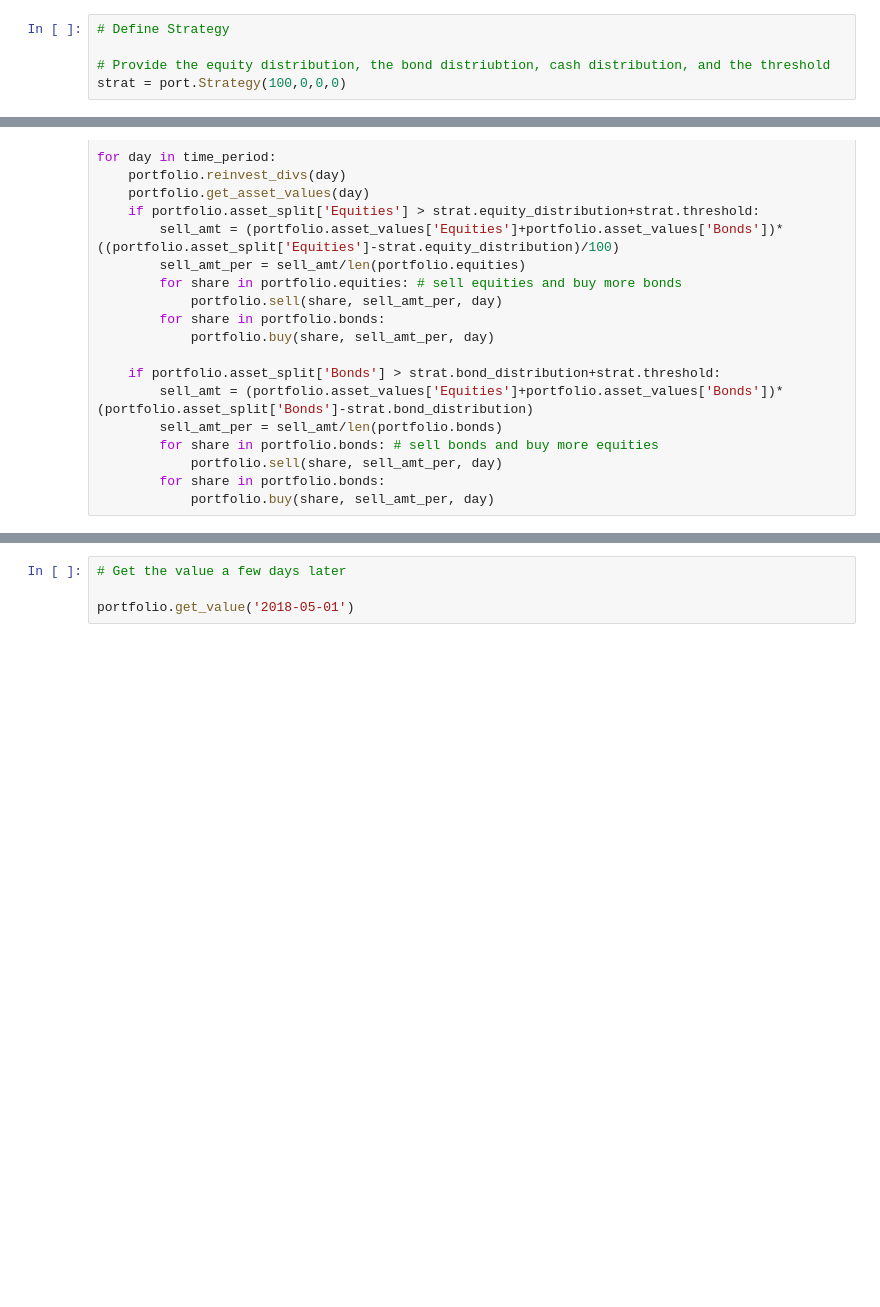
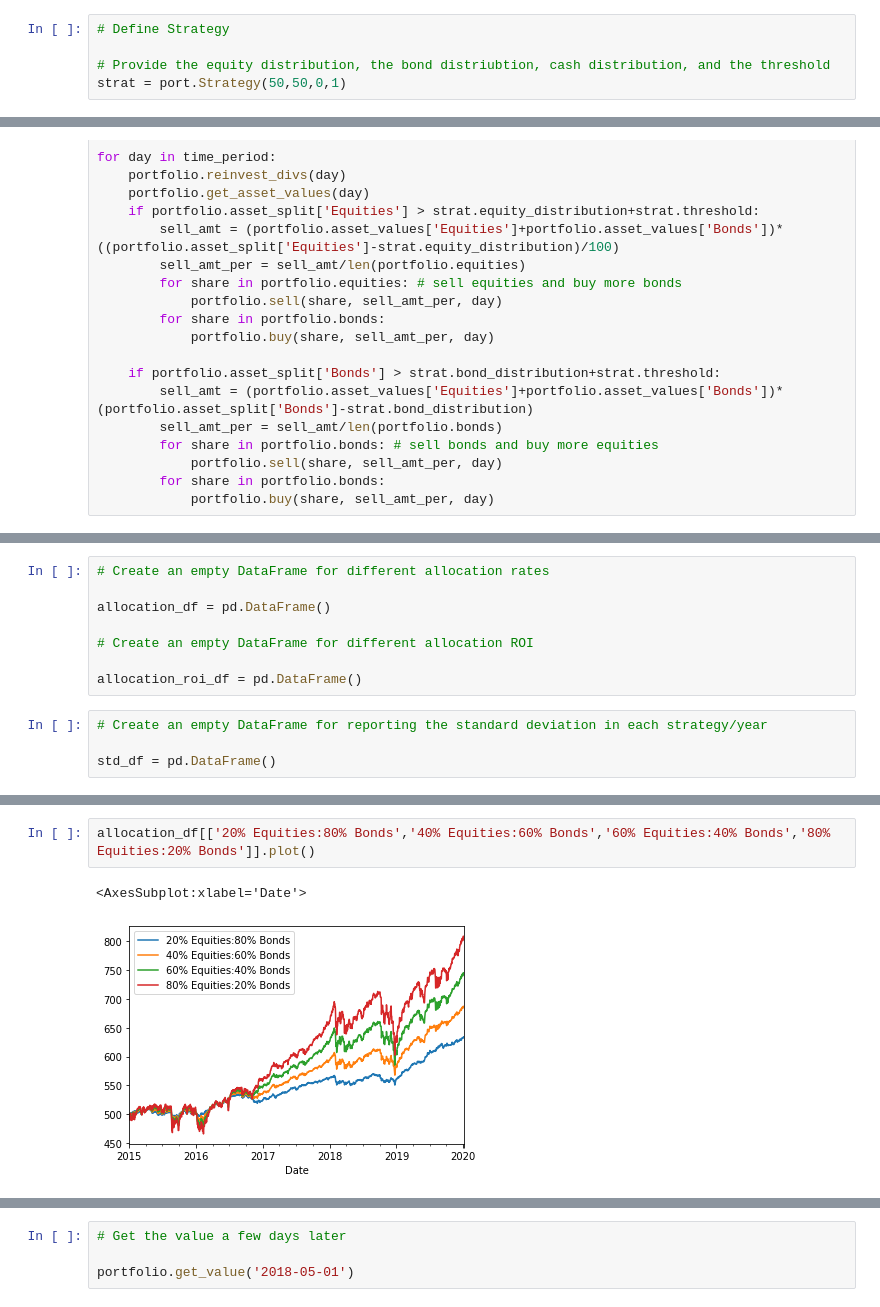
Before and after one commit to spencer84/Portfolio-Management, a Jupyter notebook: Financial Analysis - Equities and Bonds.ipynb, the cells around one changed output, grey strips where cells are left out. Drawn from its saved outputs; the diff is of its cells as text; blank space fills up the shorter version.

```diff
--- a/Financial Analysis - Equities and Bonds.ipynb
+++ b/Financial Analysis - Equities and Bonds.ipynb
@@ -67,7 +51,7 @@ shares_dict
 # Define Strategy
 
 # Provide the equity distribution, the bond distriubtion, cash distribution, and the threshold
-strat = port.Strategy(100,0,0,0)
+strat = port.Strategy(50,50,0,1)
 # %%
 # Run portfolio with set start and end dates
 
@@ -130,0 +116,12 @@ portfolio_history[['Total Value', 'Equities','Bonds']].plot()
+# %%
+# Create an empty DataFrame for different allocation rates
+
+allocation_df = pd.DataFrame()
+
+# Create an empty DataFrame for different allocation ROI
+
+allocation_roi_df = pd.DataFrame()
+# %%
+# Create an empty DataFrame for reporting the standard deviation in each strategy/year
+
+std_df = pd.DataFrame()
@@ -130,0 +182,5 @@ portfolio_history[['Total Value', 'Equities','Bonds']].plot()
+# %%
+allocation_df[['20% Equities:80% Bonds','40% Equities:60% Bonds','60% Equities:40% Bonds','80% Equities:20% Bonds']].plot()
+# %% [output]
+<AxesSubplot:xlabel='Date'>
+[figure, added]
```
Also changed, not shown: parts of 14 cells of this notebook.
